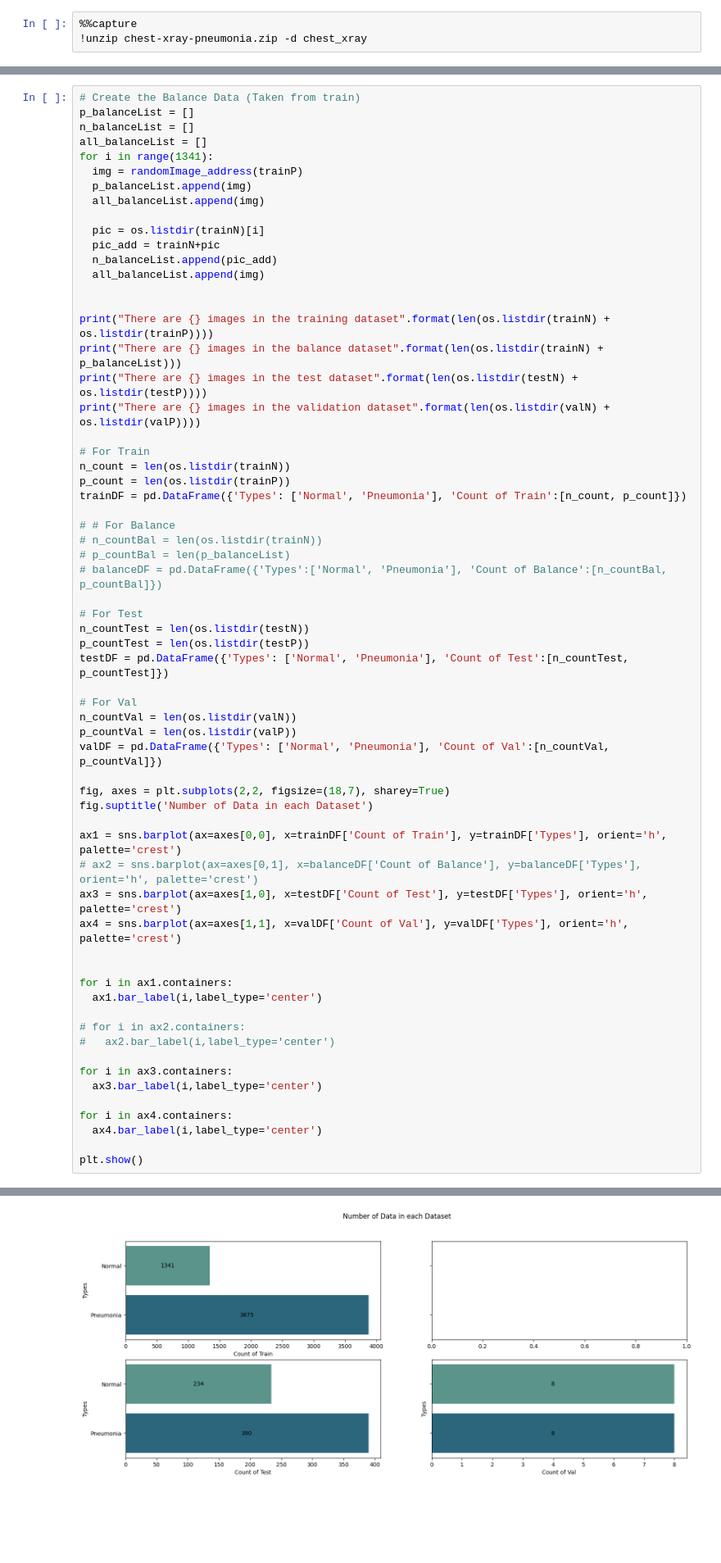
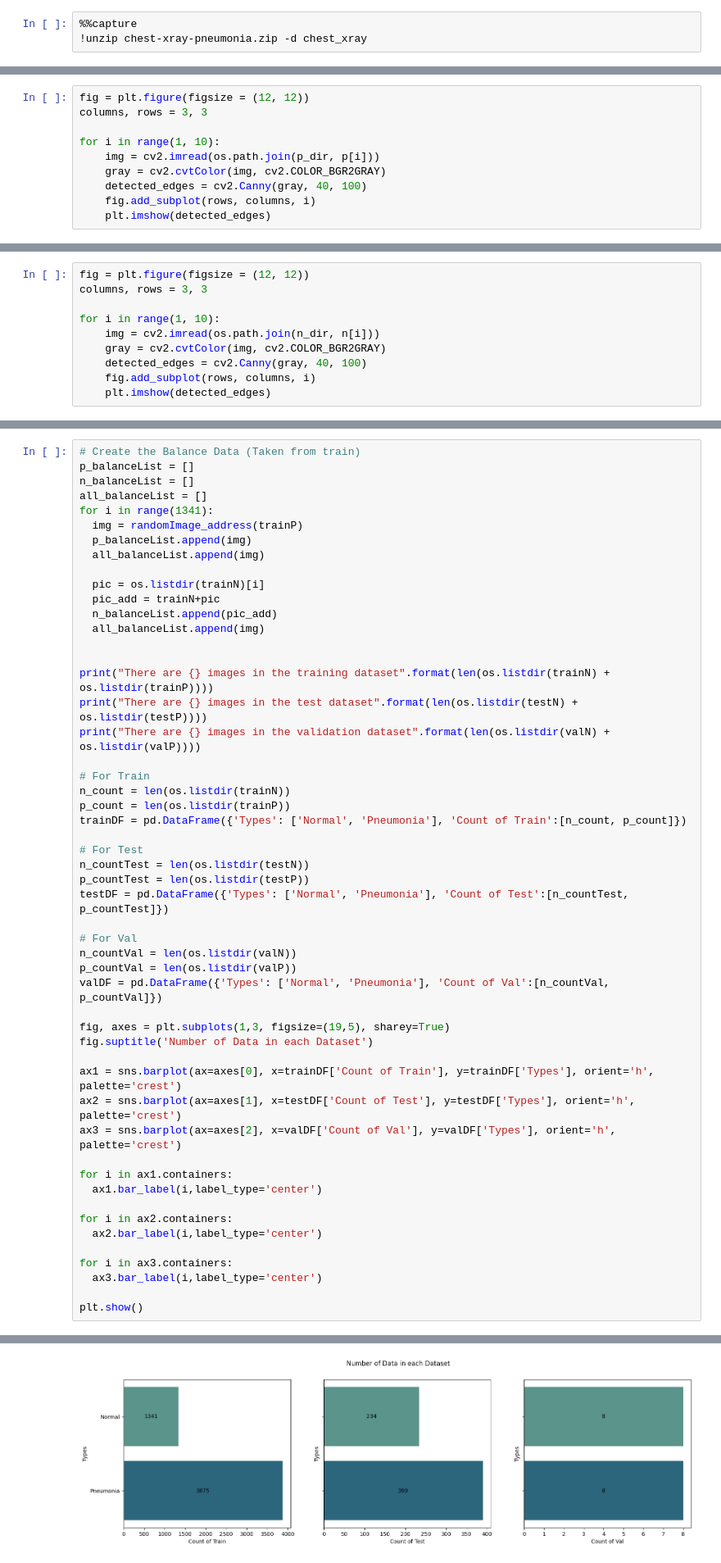
Before and after one commit to chezyio/SC1015_Project, a Jupyter notebook: SC1015_Project.ipynb, the cells around one changed output, grey strips where cells are left out. Shown at 82% size. Drawn from its saved outputs; the diff is of its cells as text; blank space fills up the shorter version.

```diff
--- a/SC1015_Project.ipynb
+++ b/SC1015_Project.ipynb
@@ -186,0 +204,10 @@ Pneumonia
+# %%
+fig = plt.figure(figsize = (12, 12))
+columns, rows = 3, 3
+
+for i in range(1, 10):
+    img = cv2.imread(os.path.join(p_dir, p[i]))
+    gray = cv2.cvtColor(img, cv2.COLOR_BGR2GRAY)
+    detected_edges = cv2.Canny(gray, 40, 100)
+    fig.add_subplot(rows, columns, i)
+    plt.imshow(detected_edges)
@@ -196,0 +226,10 @@ Normal
+# %%
+fig = plt.figure(figsize = (12, 12))
+columns, rows = 3, 3
+
+for i in range(1, 10):
+    img = cv2.imread(os.path.join(n_dir, n[i]))
+    gray = cv2.cvtColor(img, cv2.COLOR_BGR2GRAY)
+    detected_edges = cv2.Canny(gray, 40, 100)
+    fig.add_subplot(rows, columns, i)
+    plt.imshow(detected_edges)
@@ -295,7 +345,6 @@ for i in range(1341):
 
 
 print("There are {} images in the training dataset".format(len(os.listdir(trainN) + os.listdir(trainP))))
-print("There are {} images in the balance dataset".format(len(os.listdir(trainN) + p_balanceList)))
 print("There are {} images in the test dataset".format(len(os.listdir(testN) + os.listdir(testP))))
 print("There are {} images in the validation dataset".format(len(os.listdir(valN) + os.listdir(valP))))
 
@@ -303,11 +352,6 @@ print("There are {} images in the validation dataset".format(len(os.listdir(valN
 n_count = len(os.listdir(trainN))
 p_count = len(os.listdir(trainP))
 trainDF = pd.DataFrame({'Types': ['Normal', 'Pneumonia'], 'Count of Train':[n_count, p_count]})
-
-# # For Balance
-# n_countBal = len(os.listdir(trainN))
-# p_countBal = len(p_balanceList)
-# balanceDF = pd.DataFrame({'Types':['Normal', 'Pneumonia'], 'Count of Balance':[n_countBal, p_countBal]})
 
 # For Test
 n_countTest = len(os.listdir(testN))
@@ -319,27 +363,22 @@ n_countVal = len(os.listdir(valN))
 p_countVal = len(os.listdir(valP))
 valDF = pd.DataFrame({'Types': ['Normal', 'Pneumonia'], 'Count of Val':[n_countVal, p_countVal]})
 
-fig, axes = plt.subplots(2,2, figsize=(18,7), sharey=True)
+fig, axes = plt.subplots(1,3, figsize=(19,5), sharey=True)
 fig.suptitle('Number of Data in each Dataset')
 
-ax1 = sns.barplot(ax=axes[0,0], x=trainDF['Count of Train'], y=trainDF['Types'], orient='h', palette='crest')
-# ax2 = sns.barplot(ax=axes[0,1], x=balanceDF['Count of Balance'], y=balanceDF['Types'], orient='h', palette='crest')
-ax3 = sns.barplot(ax=axes[1,0], x=testDF['Count of Test'], y=testDF['Types'], orient='h', palette='crest')
-ax4 = sns.barplot(ax=axes[1,1], x=valDF['Count of Val'], y=valDF['Types'], orient='h', palette='crest')
-
+ax1 = sns.barplot(ax=axes[0], x=trainDF['Count of Train'], y=trainDF['Types'], orient='h', palette='crest')
+ax2 = sns.barplot(ax=axes[1], x=testDF['Count of Test'], y=testDF['Types'], orient='h', palette='crest')
+ax3 = sns.barplot(ax=axes[2], x=valDF['Count of Val'], y=valDF['Types'], orient='h', palette='crest')
 
 for i in ax1.containers:
   ax1.bar_label(i,label_type='center')
 
-# for i in ax2.containers:
-#   ax2.bar_label(i,label_type='center')
+for i in ax2.containers:
+  ax2.bar_label(i,label_type='center')
 
 for i in ax3.containers:
   ax3.bar_label(i,label_type='center')
 
-for i in ax4.containers:
-  ax4.bar_label(i,label_type='center')
-
 plt.show()
 # %% [output]
 There are 5216 images in the training dataset
@@ -347,6 +385,6 @@ There are 2682 images in the balance dataset
 There are 624 images in the test dataset
 There are 16 images in the validation dataset
-[figure, old version]
+[figure, new version]
 # %%
 # weighted loss function to tackle class imbalance issue
 weight_for_0 = p_count / (n_count + p_count)
```
Also changed, not shown: parts of 32 cells of this notebook.
